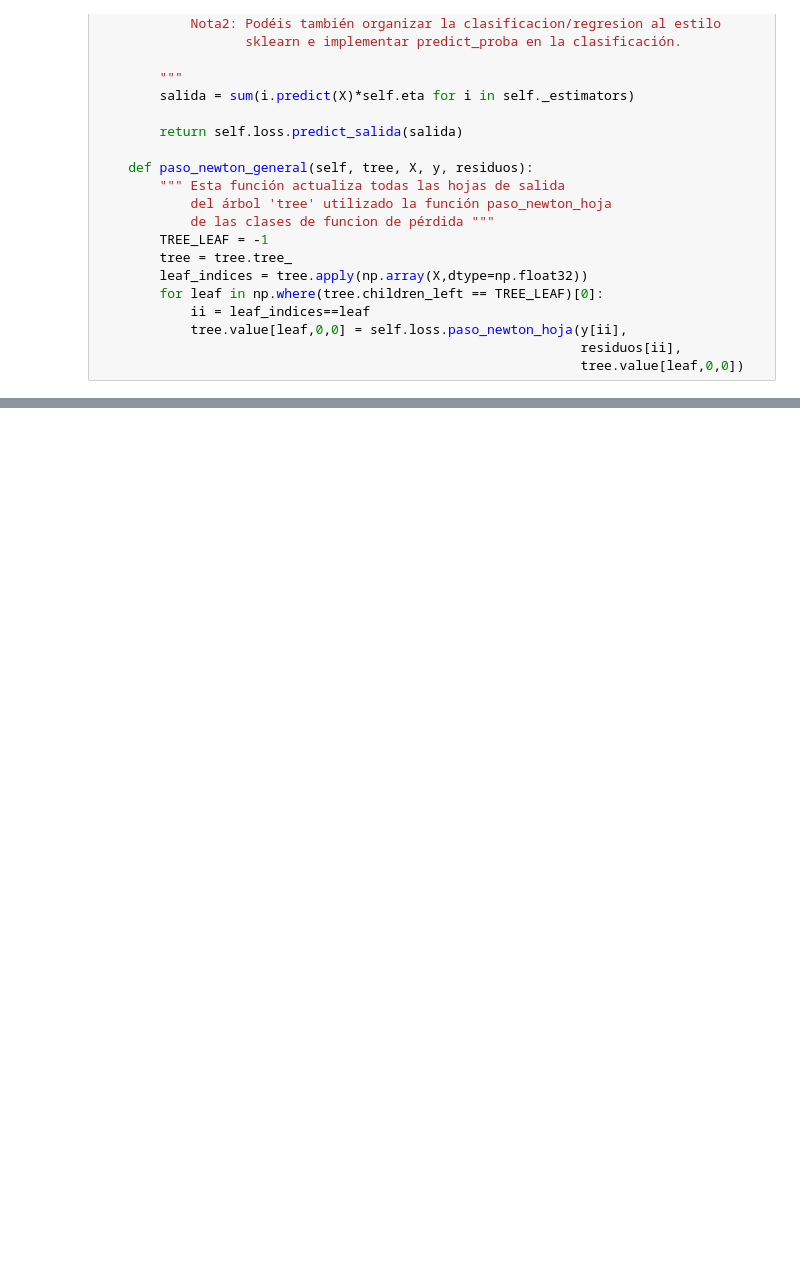
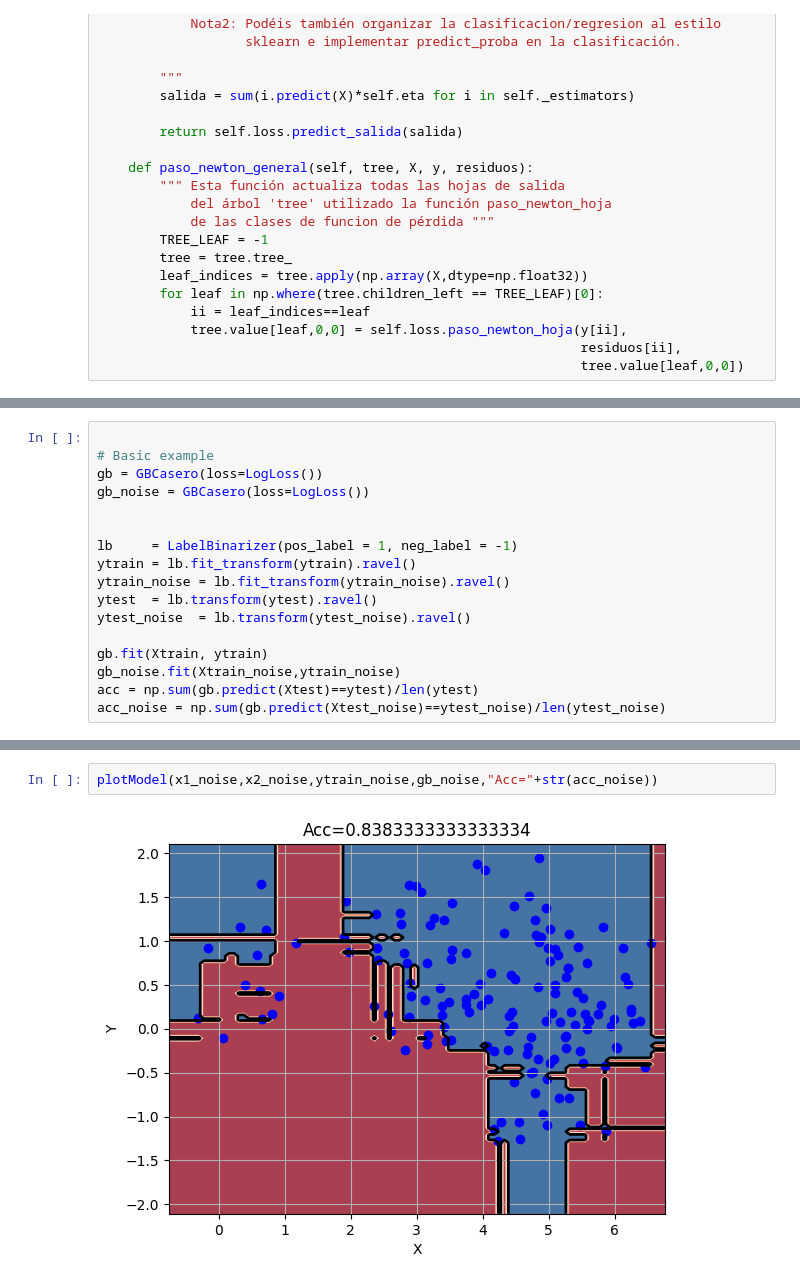
Before and after one commit to BlancaCC/MetodoAvanzadosAprendizajeAutomatico, a Jupyter notebook: bayes/gradient_boosting.ipynb, the cells around one changed output, grey strips where cells are left out. Cells and saved outputs as stored; diff of their text form; blank space fills up the shorter version.

```diff
--- a/bayes/gradient_boosting.ipynb
+++ b/bayes/gradient_boosting.ipynb
@@ -353,0 +364,17 @@ plotData(x1,x2,ytrain,{'c':'#FF0000'},{'c':'#0000FF'})
+# %%
+
+# Basic example
+gb = GBCasero(loss=LogLoss())
+gb_noise = GBCasero(loss=LogLoss())
+
+
+lb     = LabelBinarizer(pos_label = 1, neg_label = -1)
+ytrain = lb.fit_transform(ytrain).ravel()
+ytrain_noise = lb.fit_transform(ytrain_noise).ravel()
+ytest  = lb.transform(ytest).ravel()
+ytest_noise  = lb.transform(ytest_noise).ravel()
+
+gb.fit(Xtrain, ytrain)
+gb_noise.fit(Xtrain_noise,ytrain_noise)
+acc = np.sum(gb.predict(Xtest)==ytest)/len(ytest)
+acc_noise = np.sum(gb.predict(Xtest_noise)==ytest_noise)/len(ytest_noise)
@@ -354 +385,5 @@ plotData(x1,x2,ytrain,{'c':'#FF0000'},{'c':'#0000FF'})
+# %%
+plotModel(x1_noise,x2_noise,ytrain_noise,gb_noise,"Acc="+str(acc_noise))
+# %% [output]
+[figure, added]
 # %%
```
Also changed, not shown: parts of 14 cells of this notebook.
